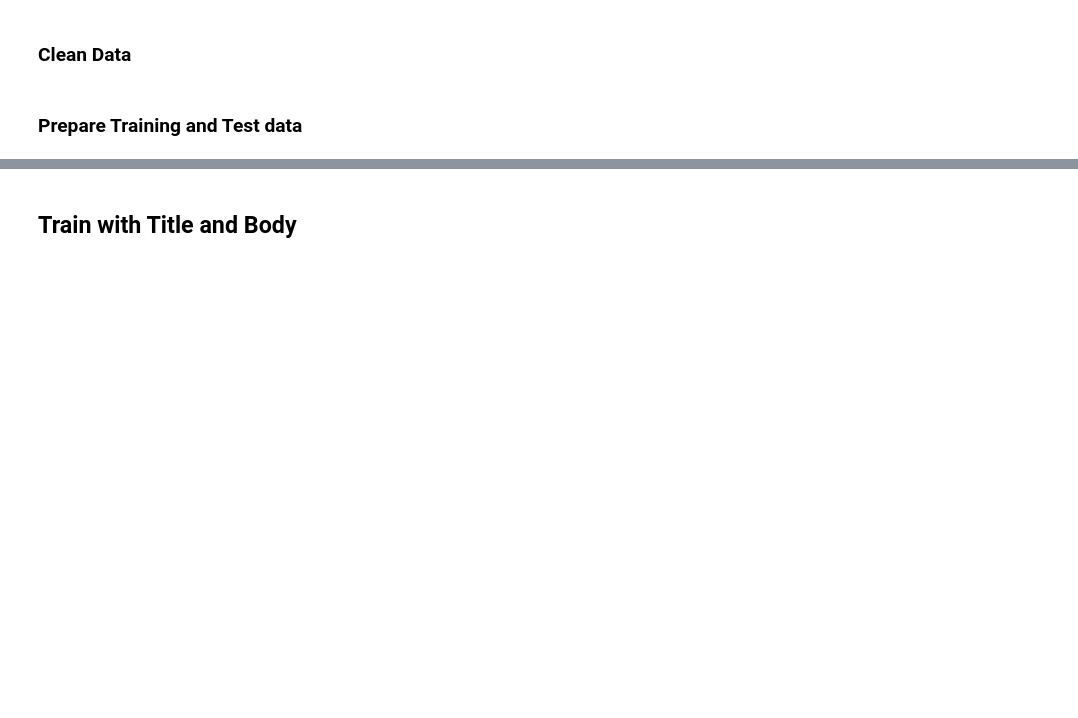
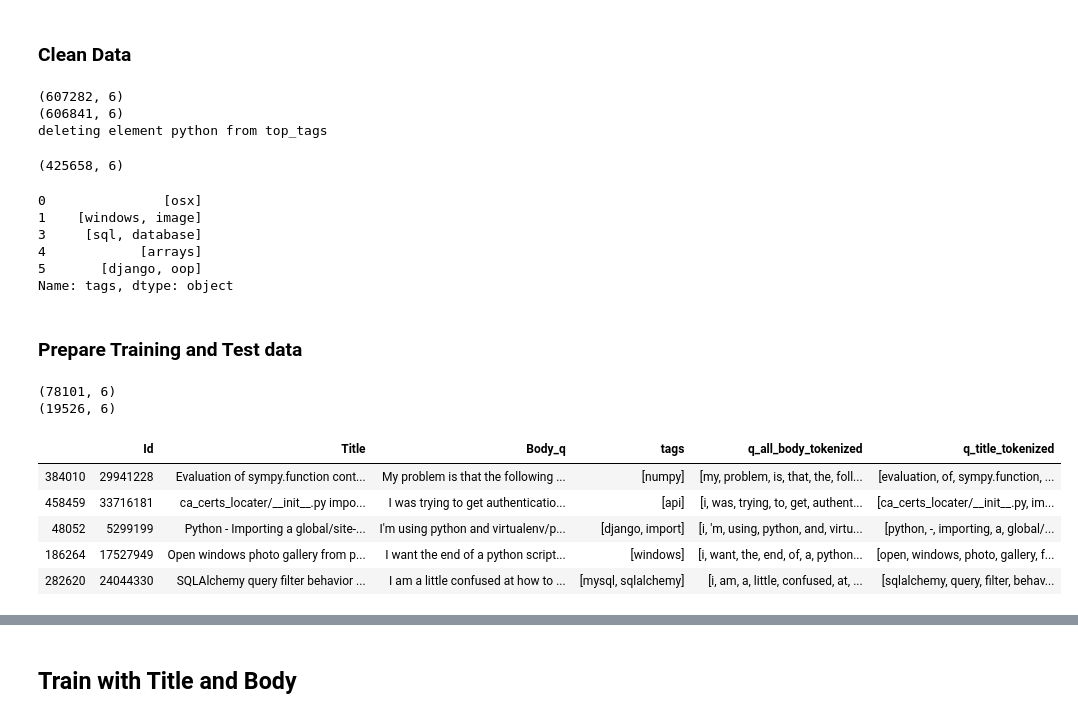
Before and after one commit to danielschroter/so_nlp, a Jupyter notebook: pipeline_title_body.ipynb, the cells around one changed output, grey strips where cells are left out. Cells and saved outputs as stored; diff of their text form; code cells hidden in the pictures; blank space fills up the shorter version.

```diff
--- a/pipeline_title_body.ipynb
+++ b/pipeline_title_body.ipynb
@@ -20,10 +23,10 @@ import numpy as np
 # %%
 data_path = "../data/pythonquestions/"
-ft_path = "alldata.ft"  # set this to None if you want to train your own fasttext embeddings
+ft_path = "alldata_sg.ft"  # set this to None if you want to train your own fasttext embeddings
 n_top_labels = 100
-n_epochs = 20
+n_epochs = 30
 max_question_words = 100
-sample_size = 10000  # set to -1 to use entire data
+sample_size = -1  # set to -1 to use entire data
 normalize_embeddings = True
 use_titles = False
 
@@ -59,16 +73,42 @@ print(sample.shape)
 # Reduce the number of tags and adjust dataframe accordingly
 sample = reduce_number_of_tags(sample, n_top_labels)
 sample.shape
+# %% [output]
+(607282, 6)
+(606841, 6)
+deleting element python from top_tags
+(425658, 6)
 # %%
 sample["tags"].head(5)
+# %% [output]
+0               [osx]
+1    [windows, image]
+3     [sql, database]
+4            [arrays]
+5       [django, oop]
+Name: tags, dtype: object
 # %% [markdown]
 ### Prepare Training and Test data
 # %%
 # Tokenize text into words on question level
 data = sample[sample[tokenized_field].apply(len) <= max_question_words]
+data = data[data["q_all_body_tokenized"].apply(len) > 0]
+
 train_data, test_data = train_test_split(data, test_size = 0.2)
 print(train_data.shape)
 print(test_data.shape)
+# %% [output]
+(78101, 6)
+(19526, 6)
+# %%
+train_data.head()
+# %% [output]
+|  | Id | Title | Body_q | tags | q_all_body_tokenized | q_title_tokenized |
+| 384010 | 29941228 | Evaluation of sympy.function cont... | My problem is that the following ... | [numpy] | [my, problem, is, that, the, foll... | [evaluation, of, sympy.function, ... |
+| 458459 | 33716181 | ca_certs_locater/__init__.py impo... | I was trying to get authenticatio... | [api] | [i, was, trying, to, get, authent... | [ca_certs_locater/__init__.py, im... |
+| 48052 | 5299199 | Python - Importing a global/site-... | I'm using python and virtualenv/p... | [django, import] | [i, 'm, using, python, and, virtu... | [python, -, importing, a, global/... |
+| 186264 | 17527949 | Open windows photo gallery from p... | I want the end of a python script... | [windows] | [i, want, the, end, of, a, python... | [open, windows, photo, gallery, f... |
+| 282620 | 24044330 | SQLAlchemy query filter behavior ... | I am a little confused at how to ... | [mysql, sqlalchemy] | [i, am, a, little, confused, at, ... | [sqlalchemy, query, filter, behav... |
 # %%
 # train word embeddings ONLY with training data
 # wv = create_Word2Vec_embeddings(train_data, "Body_q")
```
Also changed, not shown: parts of 16 cells of this notebook, 1 other file.
